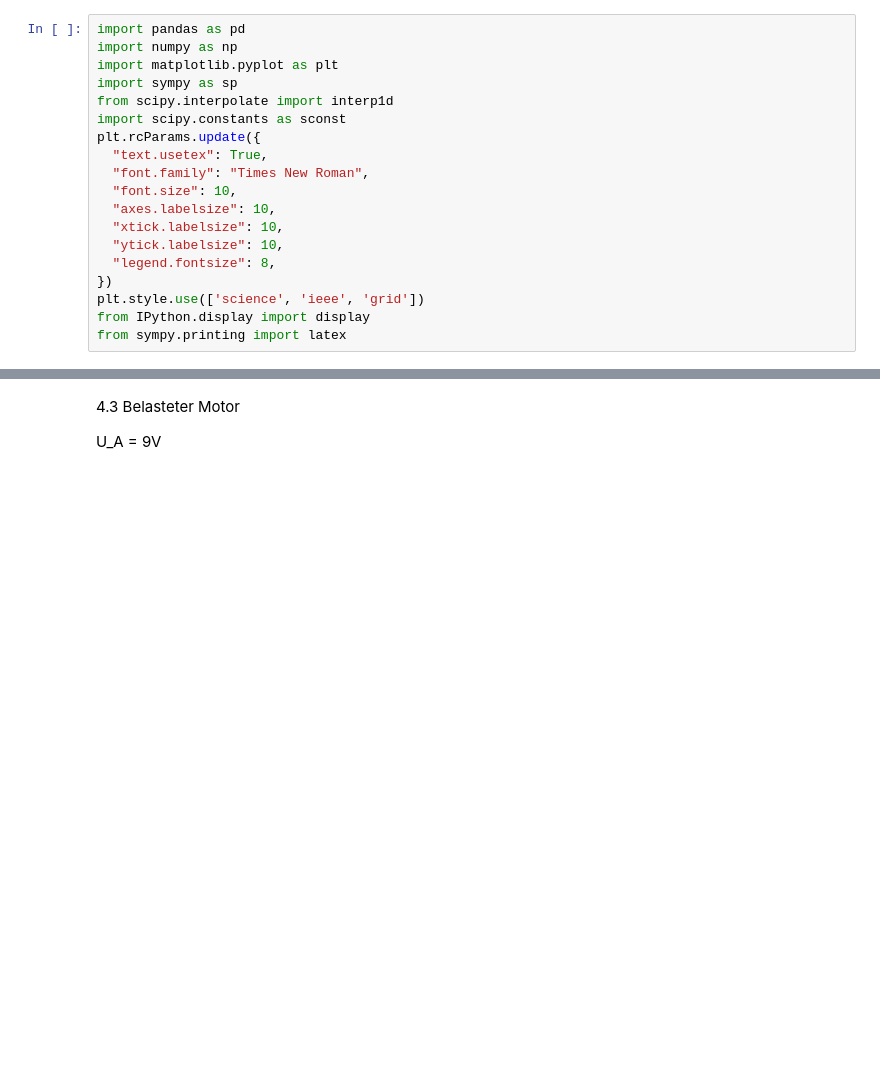
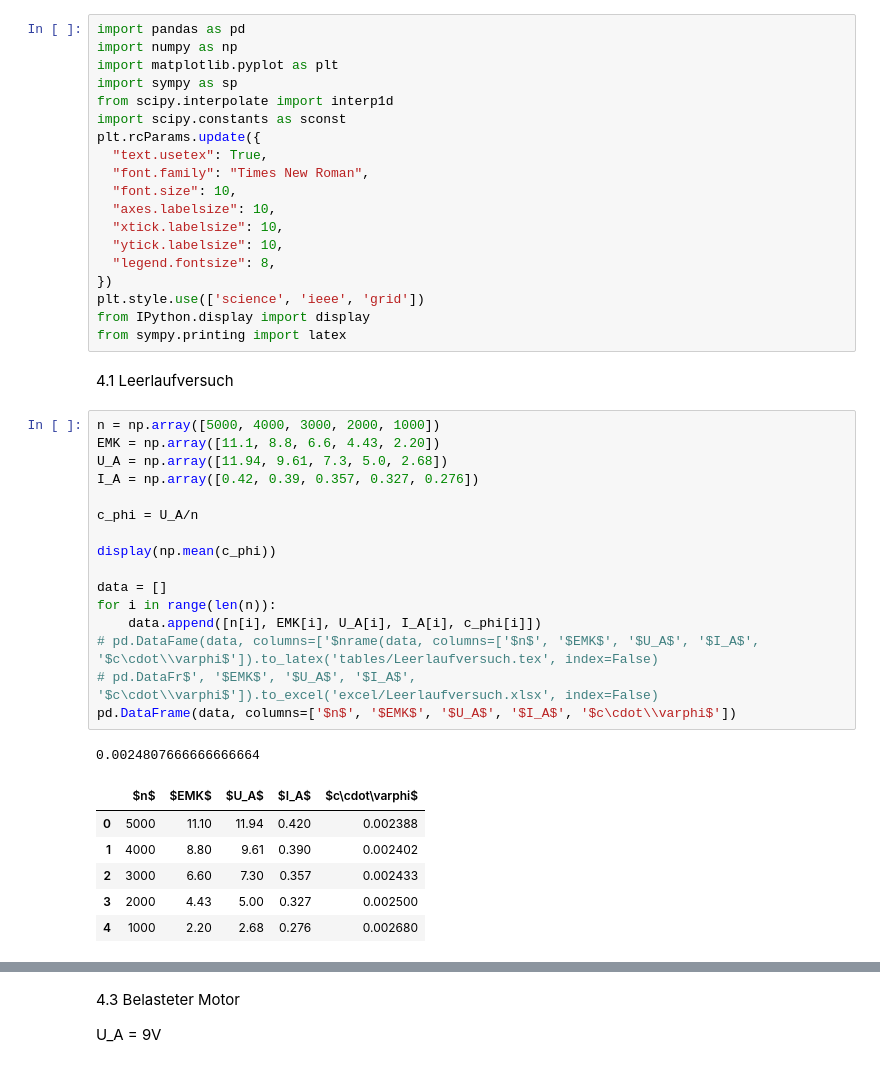
Before and after one commit to ayham291/PEM, a Jupyter notebook: Klein/Klein_Calculations.ipynb, the cells around one changed output, grey strips where cells are left out. Cells and saved outputs as stored; diff of their text form; blank space fills up the shorter version.

```diff
--- a/Klein/Klein_Calculations.ipynb
+++ b/Klein/Klein_Calculations.ipynb
@@ -17,3 +17,29 @@ plt.rcParams.update({
 plt.style.use(['science', 'ieee', 'grid'])
 from IPython.display import display
 from sympy.printing import latex
+# %% [markdown]
+4.1 Leerlaufversuch
+# %%
+n = np.array([5000, 4000, 3000, 2000, 1000])
+EMK = np.array([11.1, 8.8, 6.6, 4.43, 2.20])
+U_A = np.array([11.94, 9.61, 7.3, 5.0, 2.68])
+I_A = np.array([0.42, 0.39, 0.357, 0.327, 0.276])
+
+c_phi = U_A/n
+
+display(np.mean(c_phi))
+
+data = []
+for i in range(len(n)):
+    data.append([n[i], EMK[i], U_A[i], I_A[i], c_phi[i]])
+# pd.DataFame(data, columns=['$nrame(data, columns=['$n$', '$EMK$', '$U_A$', '$I_A$', '$c\cdot\\varphi$']).to_latex('tables/Leerlaufversuch.tex', index=False)
+# pd.DataFr$', '$EMK$', '$U_A$', '$I_A$', '$c\cdot\\varphi$']).to_excel('excel/Leerlaufversuch.xlsx', index=False)
+pd.DataFrame(data, columns=['$n$', '$EMK$', '$U_A$', '$I_A$', '$c\cdot\\varphi$'])
+# %% [output]
+0.0024807666666666664
+|  | $n$ | $EMK$ | $U_A$ | $I_A$ | $c\cdot\varphi$ |
+| 0 | 5000 | 11.10 | 11.94 | 0.420 | 0.002388 |
+| 1 | 4000 | 8.80 | 9.61 | 0.390 | 0.002402 |
+| 2 | 3000 | 6.60 | 7.30 | 0.357 | 0.002433 |
+| 3 | 2000 | 4.43 | 5.00 | 0.327 | 0.002500 |
+| 4 | 1000 | 2.20 | 2.68 | 0.276 | 0.002680 |
```
Also changed, not shown: parts of 2 cells of this notebook.
